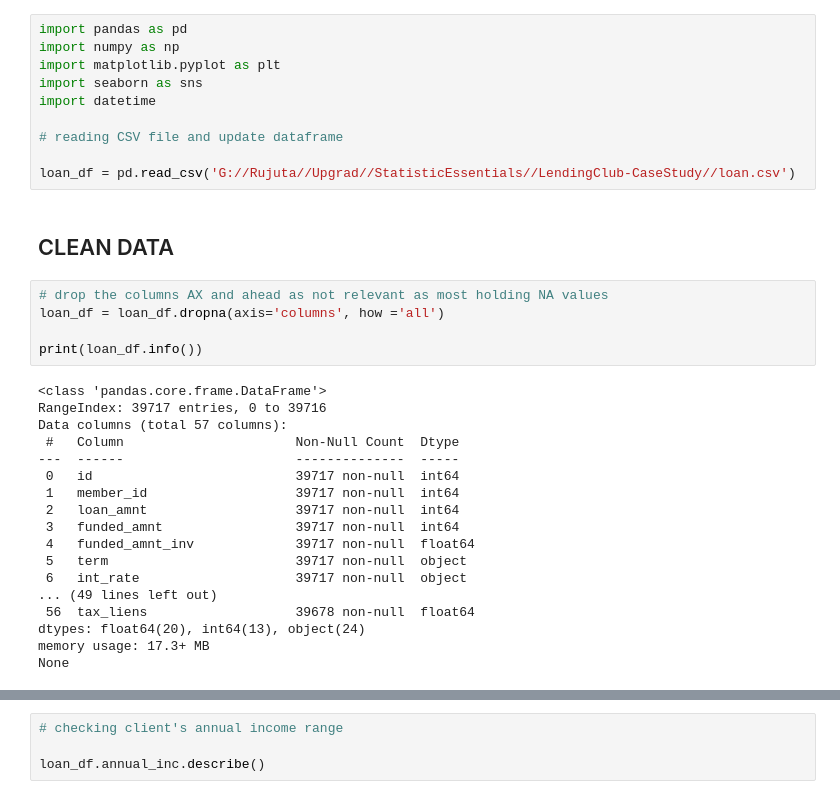
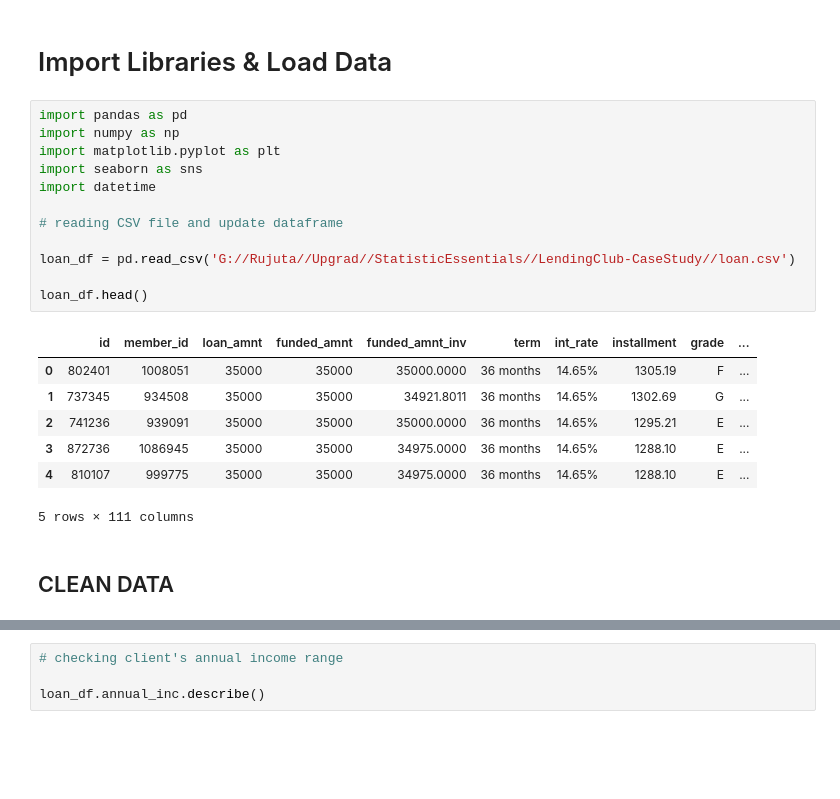
Before and after one commit to RujDha/LendingClub-CaseStudy, a Jupyter notebook: Lending_Club_CaseStudy.ipynb, the cells around one changed output, grey strips where cells are left out. Saved outputs shown, nothing was run; the diff lists cells and outputs as text; blank space fills up the shorter version.

```diff
--- a/Lending_Club_CaseStudy.ipynb
+++ b/Lending_Club_CaseStudy.ipynb
@@ -1,35 +1,24 @@
+# %% [markdown]
+# Import Libraries & Load Data
 # %%
 import pandas as pd
 import numpy as np
 import matplotlib.pyplot as plt
 import seaborn as sns
 import datetime
 
 # reading CSV file and update dataframe
 
 loan_df = pd.read_csv('G://Rujuta//Upgrad//StatisticEssentials//LendingClub-CaseStudy//loan.csv')
+
+loan_df.head()
+# %% [output]
+|  | id | member_id | loan_amnt | funded_amnt | funded_amnt_inv | term | int_rate | installment | grade | ... |
+| 0 | 802401 | 1008051 | 35000 | 35000 | 35000.0000 | 36 months | 14.65% | 1305.19 | F | ... |
+| 1 | 737345 | 934508 | 35000 | 35000 | 34921.8011 | 36 months | 14.65% | 1302.69 | G | ... |
+| 2 | 741236 | 939091 | 35000 | 35000 | 35000.0000 | 36 months | 14.65% | 1295.21 | E | ... |
+| 3 | 872736 | 1086945 | 35000 | 35000 | 34975.0000 | 36 months | 14.65% | 1288.10 | E | ... |
+| 4 | 810107 | 999775 | 35000 | 35000 | 34975.0000 | 36 months | 14.65% | 1288.10 | E | ... |
+5 rows × 111 columns
 # %% [markdown]
 ## CLEAN DATA
-# %%
-# drop the columns AX and ahead as not relevant as most holding NA values
-loan_df = loan_df.dropna(axis='columns', how ='all')
-
-print(loan_df.info())
-# %% [output]
-<class 'pandas.core.frame.DataFrame'>
-RangeIndex: 39717 entries, 0 to 39716
-Data columns (total 57 columns):
- #   Column                      Non-Null Count  Dtype
----  ------                      --------------  -----
- 0   id                          39717 non-null  int64
- 1   member_id                   39717 non-null  int64
- 2   loan_amnt                   39717 non-null  int64
- 3   funded_amnt                 39717 non-null  int64
- 4   funded_amnt_inv             39717 non-null  float64
- 5   term                        39717 non-null  object
- 6   int_rate                    39717 non-null  object
-... (49 lines left out)
- 56  tax_liens                   39678 non-null  float64
-dtypes: float64(20), int64(13), object(24)
-memory usage: 17.3+ MB
-None
```
Also changed, not shown: parts of 56 cells of this notebook, 2 other files.
